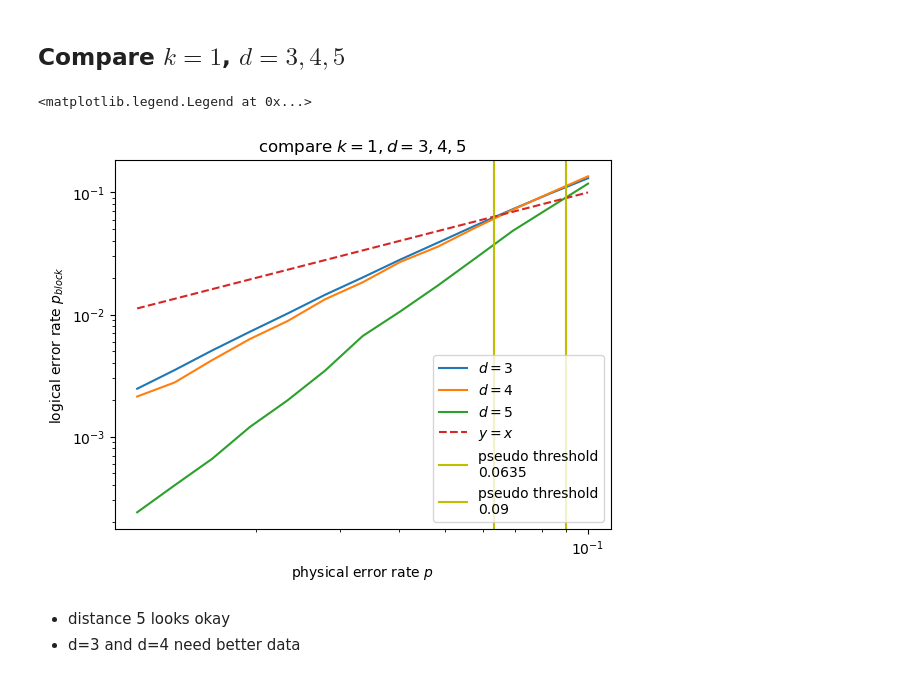
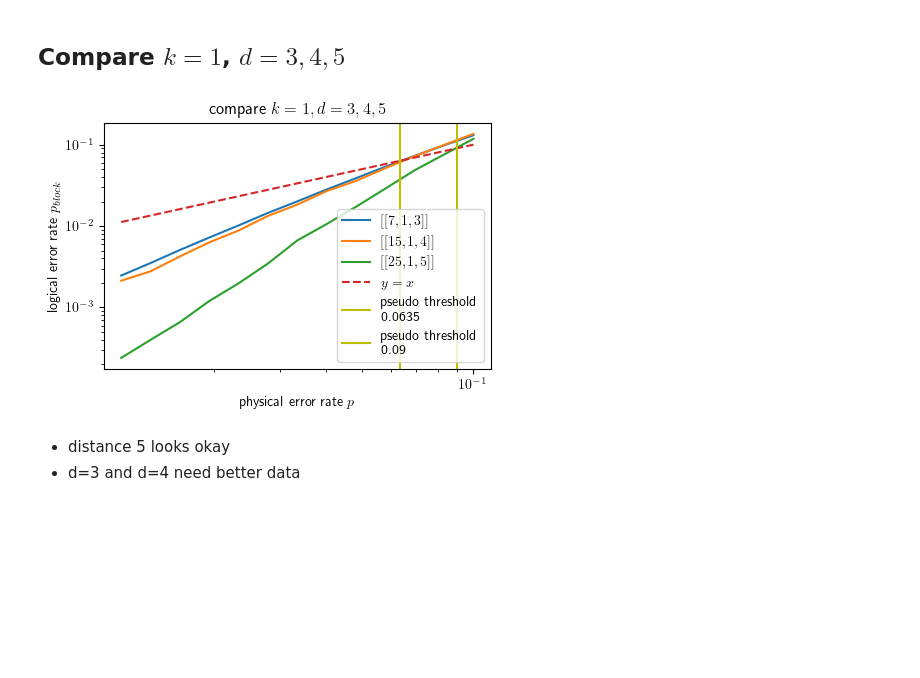
Before and after one commit to WeileiZeng/CSS-code-zoo, a Jupyter notebook: plot.ipynb, the cells around one changed output. Saved outputs shown, nothing was run; the diff lists cells and outputs as text; code cells hidden in the pictures; blank space fills up the shorter version.

```diff
--- a/plot.ipynb
+++ b/plot.ipynb
@@ -12,3 +26,8 @@ import scipy # mmread
+# %%
+#result_folder='result/unchecked/'  #simulation result for random window decoder
+result_folder='result/min_weight/'  #simulation result for syndromeb table decoding
+result_folder='result/min_weight_new_range/'  # p start from 0.2 instead from 0.1
+fig_folder='result/fig/'   #folder to save figs
 # %% [markdown]
 ## Example: Steane Codes [[7,1,3]]
 # %%
@@ -31,8 +50,9 @@ Gz
 # %%
 #sample data structure
 
+#result_folder='result/unchecked/'
 #data = json.load(open('result/steane.json'))
-data = json.load(open('result/n7k1d3-x3z3dx3dz3-0.json'))
-data['data_map']
+data = json.load(open(result_folder+'/n7k1d3-x3z3dx3dz3-0.json'))
+#data['data_map']
 data
 # %% [output]
@@ -70,7 +75,7 @@ p_qubit,p_block = data2plot(data['data_map'])
 plt.title('Steane Codes')
 plt.yscale('log'),plt.xscale('log')
 
-data = json.load(open('result/steane.json'))
+data = json.load(open(result_folder+'/steane.json'))
 p_qubit,p_block = data2plot(data['data_map'])
 plt.plot(p_qubit,p_block,label='Steane')
 
@@ -83,5 +88,4 @@ plt.axvline(x = p_threshold, color = 'y', label = 'pseudo threshold\n'+str(p_thr
 
 plt.xlabel('physical error rate $p$'), plt.ylabel('logical error rate $p_{block}$')
 plt.legend()
-plt.legend()
 # %% [output]
@@ -91,13 +95,13 @@ plt.legend()
 # Figure 1: compare steane and generated steane
 plt.yscale('log'),plt.xscale('log')
 
-data = json.load(open('result/steane.json'))
+data = json.load(open(result_folder+'/steane.json'))
 p_qubit,p_block = data2plot(data['data_map'])
-plt.plot(p_qubit,p_block,label='Steane')
+plt.plot(p_qubit,p_block,label='Standard Steane')
 
-data = json.load(open('result/n7k1d3-x3z3dx3dz3-0.json'))
+data = json.load(open(result_folder+'/n7k1d3-x3z3dx3dz3-0.json'))
 p_qubit,p_block = data2plot(data['data_map'])
-plt.plot(p_qubit,p_block,label='Steane2')
+plt.plot(p_qubit,p_block,'*',label='Generated Steane')
 
 h = np.array(p_qubit)
 plt.plot(h, h, '--',label='y=x')
@@ -123,33 +127,33 @@ It looks like the two steane codes have the same distance scaling as d=3
 # %%
 plt.title('compare $k=1, d=3,4,5$')
 plt.yscale('log'),plt.xscale('log')
 
-data = json.load(open('result/n7k1d3-x3z3dx3dz3-0.json'))
+data = json.load(open('result/unchecked//n7k1d3-x3z3dx3dz3-0.json'))
 p_qubit,p_block = data2plot(data['data_map'])
-plt.plot(p_qubit,p_block,label='$d=3$')
+plt.plot(p_qubit,p_block,label='$[[7,1,3]]$')
 
-data = json.load(open('result/n15k1d4-x8z6dx4dz4-0.json'))
+data = json.load(open('result/unchecked/n15k1d4-x8z6dx4dz4-0.json'))
 p_qubit,p_block = data2plot(data['data_map'])
-plt.plot(p_qubit,p_block,label='$d=4$')
+plt.plot(p_qubit,p_block,label='$[[15,1,4]]$')
 
-data = json.load(open('result/n25k1d5-x13z11dx5dz5-0.json'))
+data = json.load(open('result/unchecked/n25k1d5-x13z11dx5dz5-0.json'))
 p_qubit,p_block = data2plot(data['data_map'])
-plt.plot(p_qubit,p_block,label='$d=5$')
+plt.plot(p_qubit,p_block,label='$[[25,1,5]]$')
 
 h = np.array(p_qubit)
 plt.plot(h, h, '--',label='$y=x$')
 
 
 p_threshold=0.0635
 plt.axvline(x = p_threshold, color = 'y', label = 'pseudo threshold\n'+str(p_threshold))
 p_threshold=0.09
 plt.axvline(x = p_threshold, color = 'y', label = 'pseudo threshold\n'+str(p_threshold))
 
 plt.xlabel('physical error rate $p$'), plt.ylabel('logical error rate $p_{block}$')
 plt.legend()
+plt.savefig(fig_folder+'k1d3d4d5.pdf',dpi=300, bbox_inches = "tight")
 # %% [output]
-<matplotlib.legend.Legend at 0x...>
-[figure, old version]
+[figure, new version]
 # %% [markdown]
 - distance 5 looks okay
 - d=3 and d=4 need better data
```
Also changed, not shown: parts of 47 cells of this notebook.
